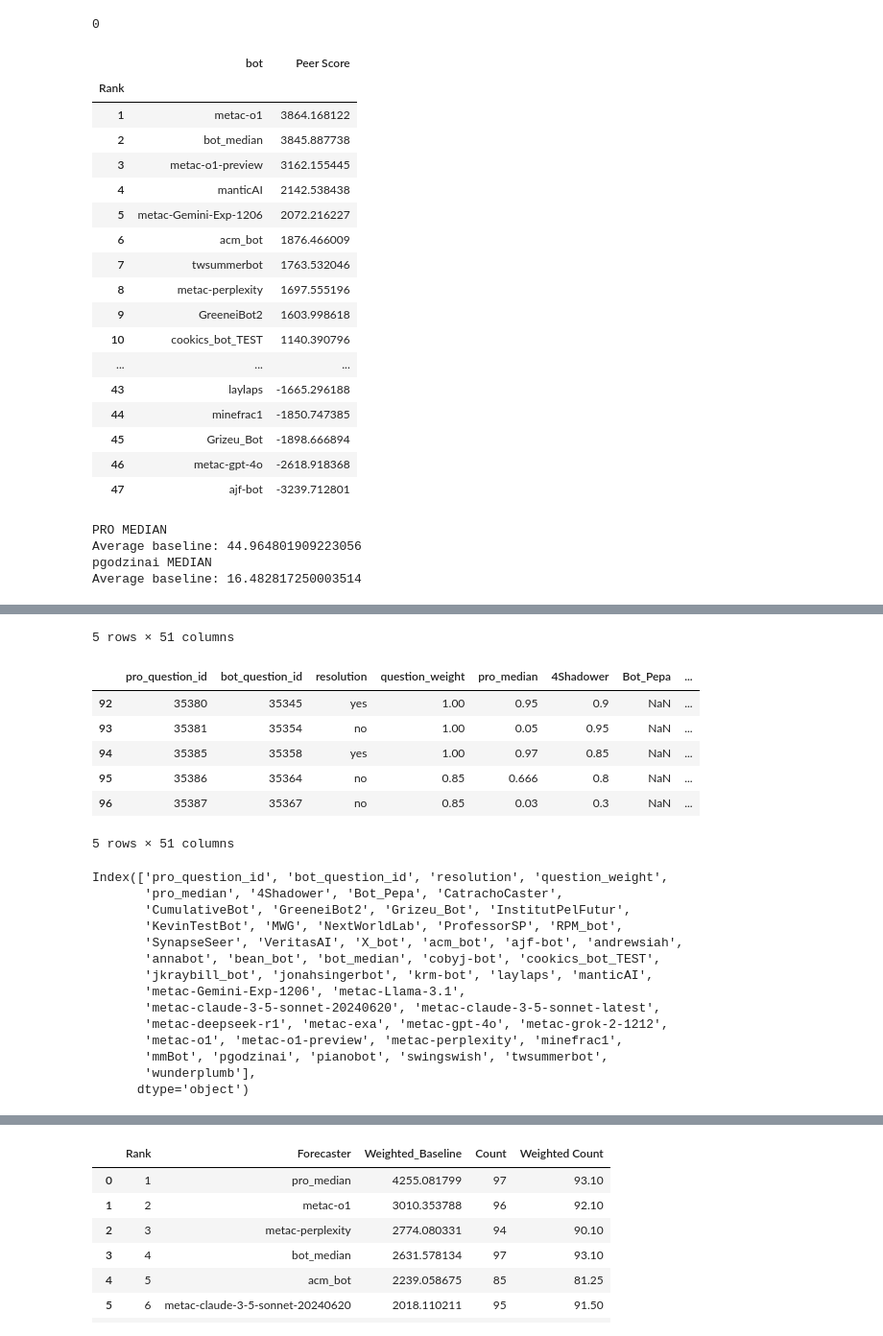
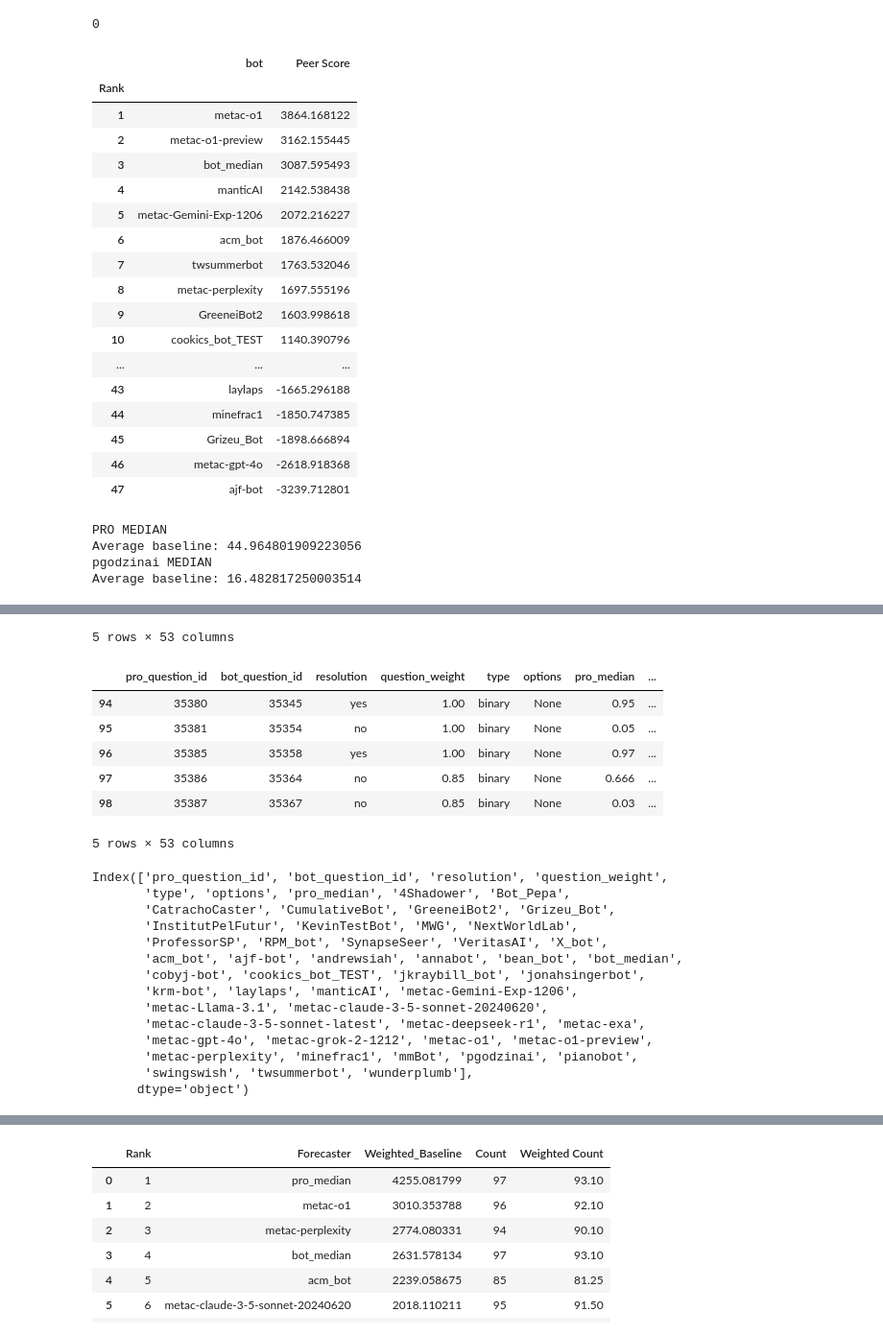
Before and after one commit to Metaculus/aib-analysis, a Jupyter notebook: AI_BENCHMARKING_ANALYSIS.ipynb, the cells around one changed output, grey strips where cells are left out. Shown at 96% size. Drawn from its saved outputs; the diff is of its cells as text; code cells hidden in the pictures.

Commit message:
compute head-to-head scores for bots vs pros * accommodate mc, numeric and binary * something wrong still

```diff
--- a/AI_BENCHMARKING_ANALYSIS.ipynb
+++ b/AI_BENCHMARKING_ANALYSIS.ipynb
@@ -51,16 +51,16 @@ df_pro_bot_resolved_questions: Has pro_question_id, bot_question_id, title, reso
 
 df_bot_scores = pd.read_csv(f'https://data.heroku.com/dataclips/nqghgczhvwahbmupzypyzaanabzv.csv')
 df_bot_forecasts = pd.read_csv('https://data.heroku.com/dataclips/tfwiopapwgyjkawcpjmpibjlsars.csv')
-df_bot_questions = df_bot_scores.rename(columns={'question_id': 'bot_question_id', 'question_title': 'title'})
+df_bot_questions = df_bot_forecasts.rename(columns={'question_id': 'bot_question_id', 'question_title': 'title'})
 #df_bot_questions = df_bot_questions[df_bot_questions['resolution'].isin(['yes', 'no'])]
 
 df_pro_scores = pd.read_csv(f'https://data.heroku.com/dataclips/pcyecxbmoxppkxxaebikcwukhpqk.csv')
 df_pro_forecasts = pd.read_csv('https://data.heroku.com/dataclips/roxytxphqvznkgbygmfgzymjtfxx.csv')
-df_pro_questions = df_pro_scores.rename(columns={'question_id': 'pro_question_id', 'question_title': 'title'})
+df_pro_questions = df_pro_forecasts.rename(columns={'question_id': 'pro_question_id', 'question_title': 'title'})
 #df_pro_questions = df_pro_questions[df_pro_questions['resolution'].isin(['yes', 'no'])]
 
-df_pro_resolved_questions = df_pro_questions[['pro_question_id', 'title', 'resolution', 'scheduled_close_time', 'actual_close_time', 'question_weight']]
-df_bot_resolved_questions = df_bot_questions[['bot_question_id', 'title', 'resolution', 'scheduled_close_time', 'actual_close_time', 'question_weight']]
+df_pro_resolved_questions = df_pro_questions[['pro_question_id', 'title', 'resolution', 'scheduled_close_time', 'actual_close_time', 'question_weight', 'type', 'options']]
+df_bot_resolved_questions = df_bot_questions[['bot_question_id', 'title', 'resolution', 'scheduled_close_time', 'actual_close_time', 'question_weight', 'type', 'options']]
 
 df_pro_bot_resolved_questions = pd.merge(
     df_bot_resolved_questions,
@@ -533,8 +543,8 @@ leaderboard
 |  | bot | Peer Score |
 | Rank |  |  |
 | 1 | metac-o1 | 3864.168122 |
-| 2 | bot_median | 3845.887738 |
-| 3 | metac-o1-preview | 3162.155445 |
+| 2 | metac-o1-preview | 3162.155445 |
+| 3 | bot_median | 3087.595493 |
 | 4 | manticAI | 2142.538438 |
 | 5 | metac-Gemini-Exp-1206 | 2072.216227 |
 | 6 | acm_bot | 1876.466009 |
@@ -617,7 +627,7 @@ df_bot_forecasts = df_bot_forecasts.pivot(index='bot_question_id', columns='fore
 df_bot_forecasts = df_bot_forecasts.reset_index()
 
 # One row per question, with pro_question_id and bot_question_id and resolution
-df_pro_bot_resolved_questions_first = df_pro_bot_resolved_questions.groupby(['pro_question_id', 'bot_question_id']).first().reset_index()[['pro_question_id', 'bot_question_id', 'resolution', 'question_weight']]
+df_pro_bot_resolved_questions_first = df_pro_bot_resolved_questions.groupby(['pro_question_id', 'bot_question_id']).first().reset_index()[['pro_question_id', 'bot_question_id', 'resolution', 'question_weight', 'type', 'options']]
 
 df2 = pd.merge(
     df_pro_bot_resolved_questions_first,
@@ -644,25 +654,25 @@ display_head_and_tail(df_pro_bot_forecasts)
-5 rows × 51 columns
+5 rows × 53 columns
-|  | pro_question_id | bot_question_id | resolution | question_weight | pro_median | 4Shadower | Bot_Pepa | ... |
-| 92 | 35380 | 35345 | yes | 1.00 | 0.95 | 0.9 | NaN | ... |
-| 93 | 35381 | 35354 | no | 1.00 | 0.05 | 0.95 | NaN | ... |
-| 94 | 35385 | 35358 | yes | 1.00 | 0.97 | 0.85 | NaN | ... |
-| 95 | 35386 | 35364 | no | 0.85 | 0.666 | 0.8 | NaN | ... |
-| 96 | 35387 | 35367 | no | 0.85 | 0.03 | 0.3 | NaN | ... |
+|  | pro_question_id | bot_question_id | resolution | question_weight | type | options | pro_median | ... |
+| 94 | 35380 | 35345 | yes | 1.00 | binary | None | 0.95 | ... |
+| 95 | 35381 | 35354 | no | 1.00 | binary | None | 0.05 | ... |
+| 96 | 35385 | 35358 | yes | 1.00 | binary | None | 0.97 | ... |
+| 97 | 35386 | 35364 | no | 0.85 | binary | None | 0.666 | ... |
+| 98 | 35387 | 35367 | no | 0.85 | binary | None | 0.03 | ... |
-5 rows × 51 columns
+5 rows × 53 columns
 # %%
 df_pro_bot_forecasts.columns
 # %% [output]
 Index(['pro_question_id', 'bot_question_id', 'resolution', 'question_weight',
-       'pro_median', '4Shadower', 'Bot_Pepa', 'CatrachoCaster',
-       'CumulativeBot', 'GreeneiBot2', 'Grizeu_Bot', 'InstitutPelFutur',
-       'KevinTestBot', 'MWG', 'NextWorldLab', 'ProfessorSP', 'RPM_bot',
-       'SynapseSeer', 'VeritasAI', 'X_bot', 'acm_bot', 'ajf-bot', 'andrewsiah',
-       'annabot', 'bean_bot', 'bot_median', 'cobyj-bot', 'cookics_bot_TEST',
-       'jkraybill_bot', 'jonahsingerbot', 'krm-bot', 'laylaps', 'manticAI',
-       'metac-Gemini-Exp-1206', 'metac-Llama-3.1',
-       'metac-claude-3-5-sonnet-20240620', 'metac-claude-3-5-sonnet-latest',
-       'metac-deepseek-r1', 'metac-exa', 'metac-gpt-4o', 'metac-grok-2-1212',
-       'metac-o1', 'metac-o1-preview', 'metac-perplexity', 'minefrac1',
-       'mmBot', 'pgodzinai', 'pianobot', 'swingswish', 'twsummerbot',
-       'wunderplumb'],
+       'type', 'options', 'pro_median', '4Shadower', 'Bot_Pepa',
+       'CatrachoCaster', 'CumulativeBot', 'GreeneiBot2', 'Grizeu_Bot',
+       'InstitutPelFutur', 'KevinTestBot', 'MWG', 'NextWorldLab',
+       'ProfessorSP', 'RPM_bot', 'SynapseSeer', 'VeritasAI', 'X_bot',
+       'acm_bot', 'ajf-bot', 'andrewsiah', 'annabot', 'bean_bot', 'bot_median',
+       'cobyj-bot', 'cookics_bot_TEST', 'jkraybill_bot', 'jonahsingerbot',
+       'krm-bot', 'laylaps', 'manticAI', 'metac-Gemini-Exp-1206',
+       'metac-Llama-3.1', 'metac-claude-3-5-sonnet-20240620',
+       'metac-claude-3-5-sonnet-latest', 'metac-deepseek-r1', 'metac-exa',
+       'metac-gpt-4o', 'metac-grok-2-1212', 'metac-o1', 'metac-o1-preview',
+       'metac-perplexity', 'minefrac1', 'mmBot', 'pgodzinai', 'pianobot',
+       'swingswish', 'twsummerbot', 'wunderplumb'],
       dtype='object')
```
Also changed, not shown: parts of 21 cells of this notebook, 1 other file.
